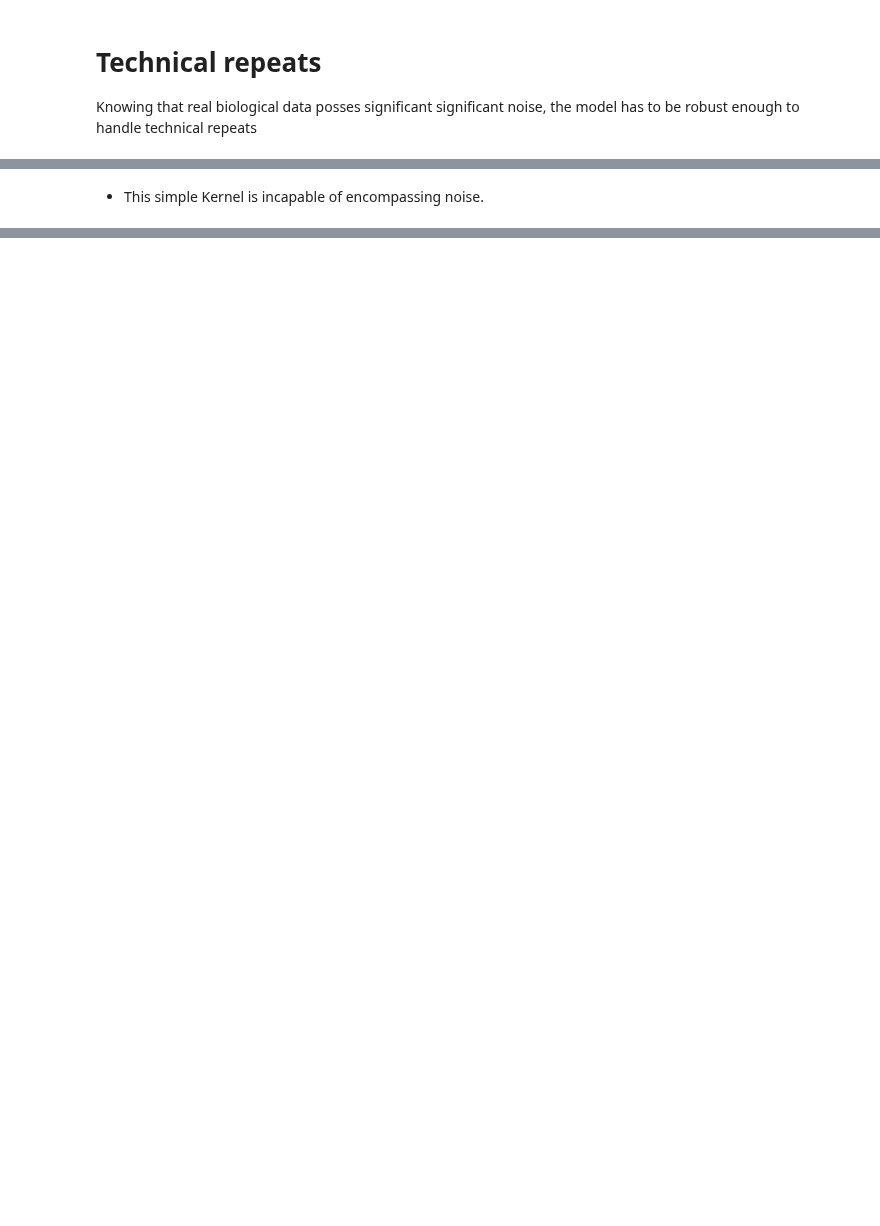
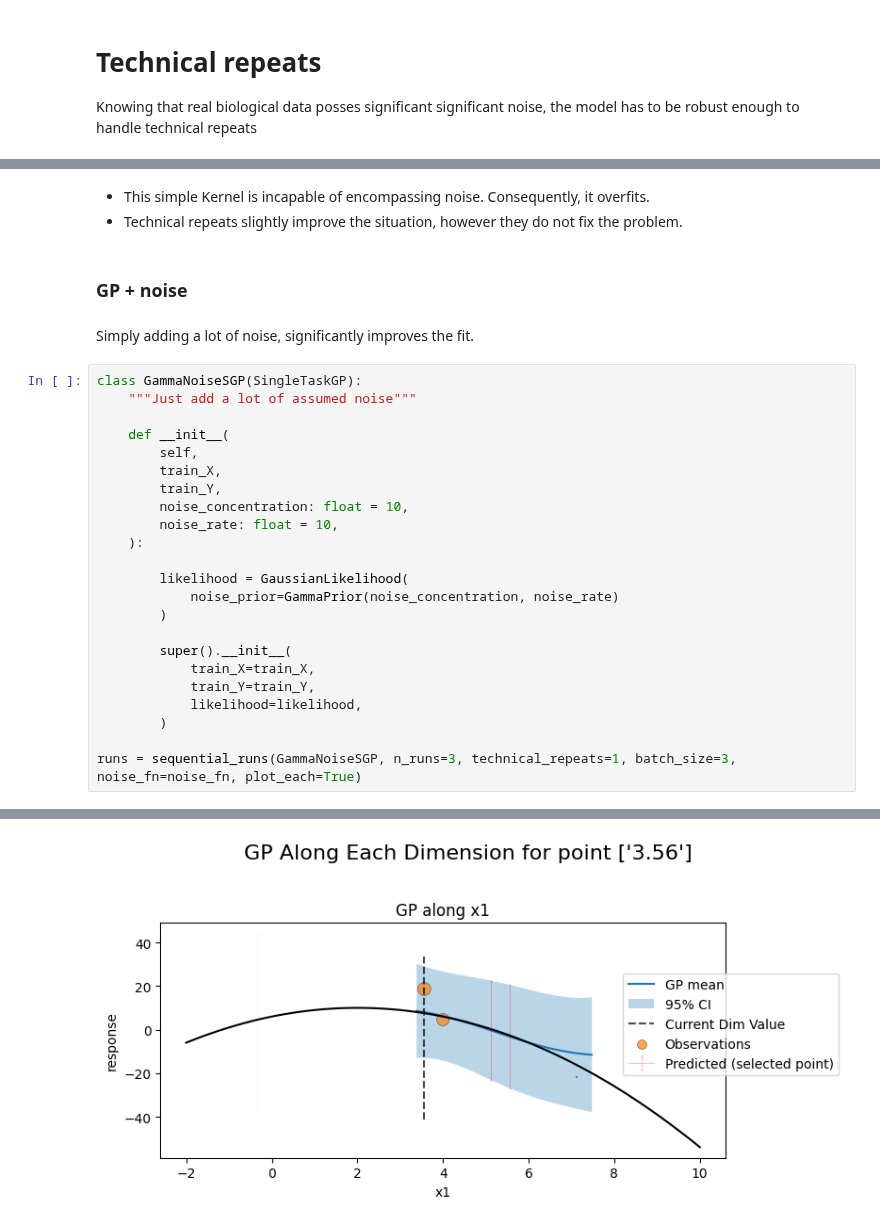
Before and after one commit to Sauciu1/BO-Coli, a Jupyter notebook: notebooks/batch_bayesian_test.ipynb, the cells around one changed output, grey strips where cells are left out. Saved outputs shown, nothing was run; the diff lists cells and outputs as text; blank space fills up the shorter version.

```diff
--- a/notebooks/batch_bayesian_test.ipynb
+++ b/notebooks/batch_bayesian_test.ipynb
@@ -370,2 +378,31 @@ for _ in range(4):
 # %% [markdown]
-* This simple Kernel is incapable of encompassing noise.
+* This simple Kernel is incapable of encompassing noise. Consequently, it overfits.
+* Technical repeats slightly improve the situation, however they do not fix the problem.
+# %% [markdown]
+### GP + noise
+# %% [markdown]
+Simply adding a lot of noise, significantly improves the fit.
+# %%
+class GammaNoiseSGP(SingleTaskGP):
+    """Just add a lot of assumed noise"""
+
+    def __init__(
+        self,
+        train_X,
+        train_Y,
+        noise_concentration: float = 10,
+        noise_rate: float = 10,
+    ):
+
+        likelihood = GaussianLikelihood(
+            noise_prior=GammaPrior(noise_concentration, noise_rate)
+        )
+
+        super().__init__(
+            train_X=train_X,
+            train_Y=train_Y,
+            likelihood=likelihood,
+        )
+
+runs = sequential_runs(GammaNoiseSGP, n_runs=3, technical_repeats=1, batch_size=3, noise_fn=noise_fn, plot_each=True)
+# %% [output]
@@ -371,0 +418 @@ for _ in range(4):
+[figure, added]
```
Also changed, not shown: parts of 13 cells of this notebook, 1 other file.
